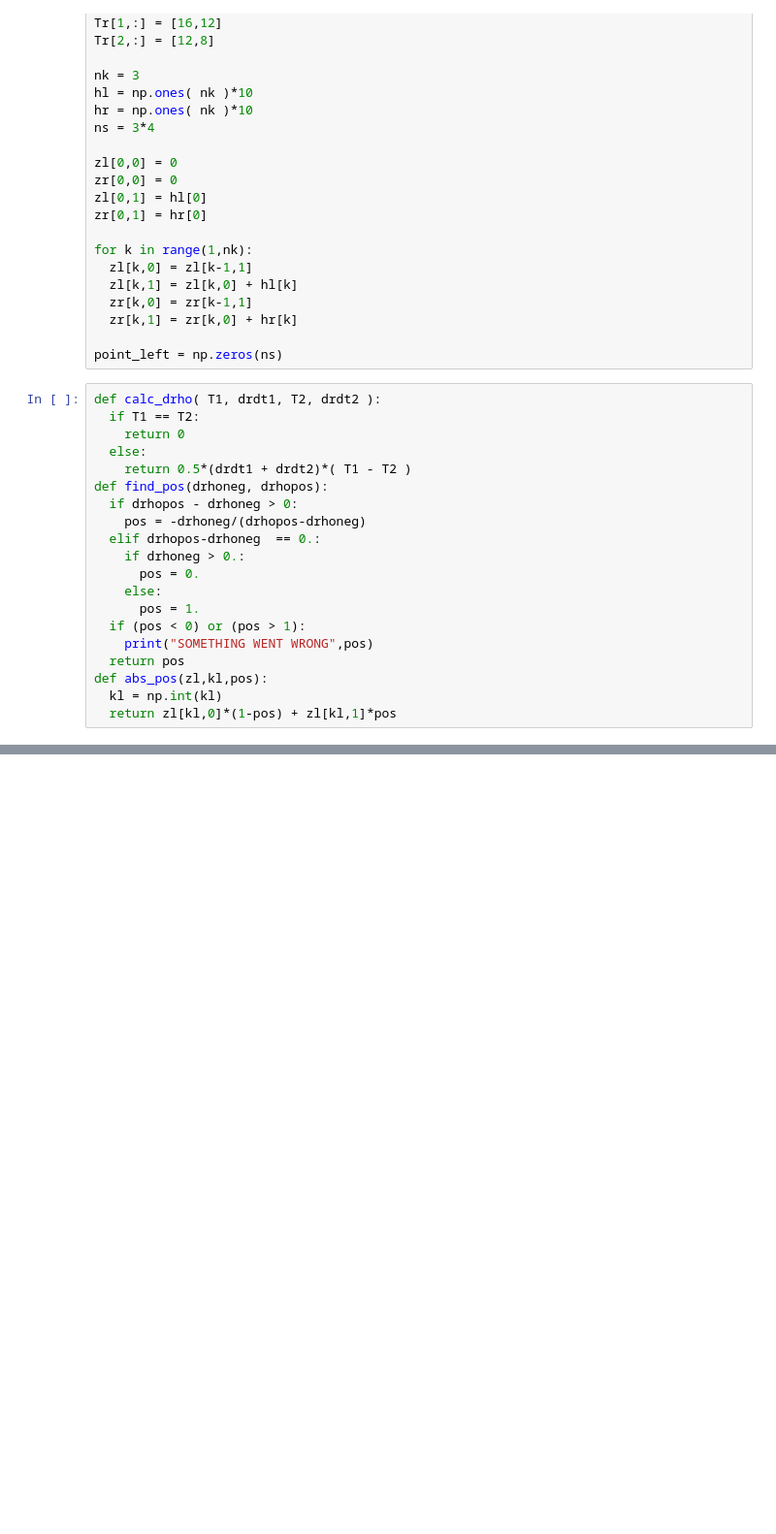
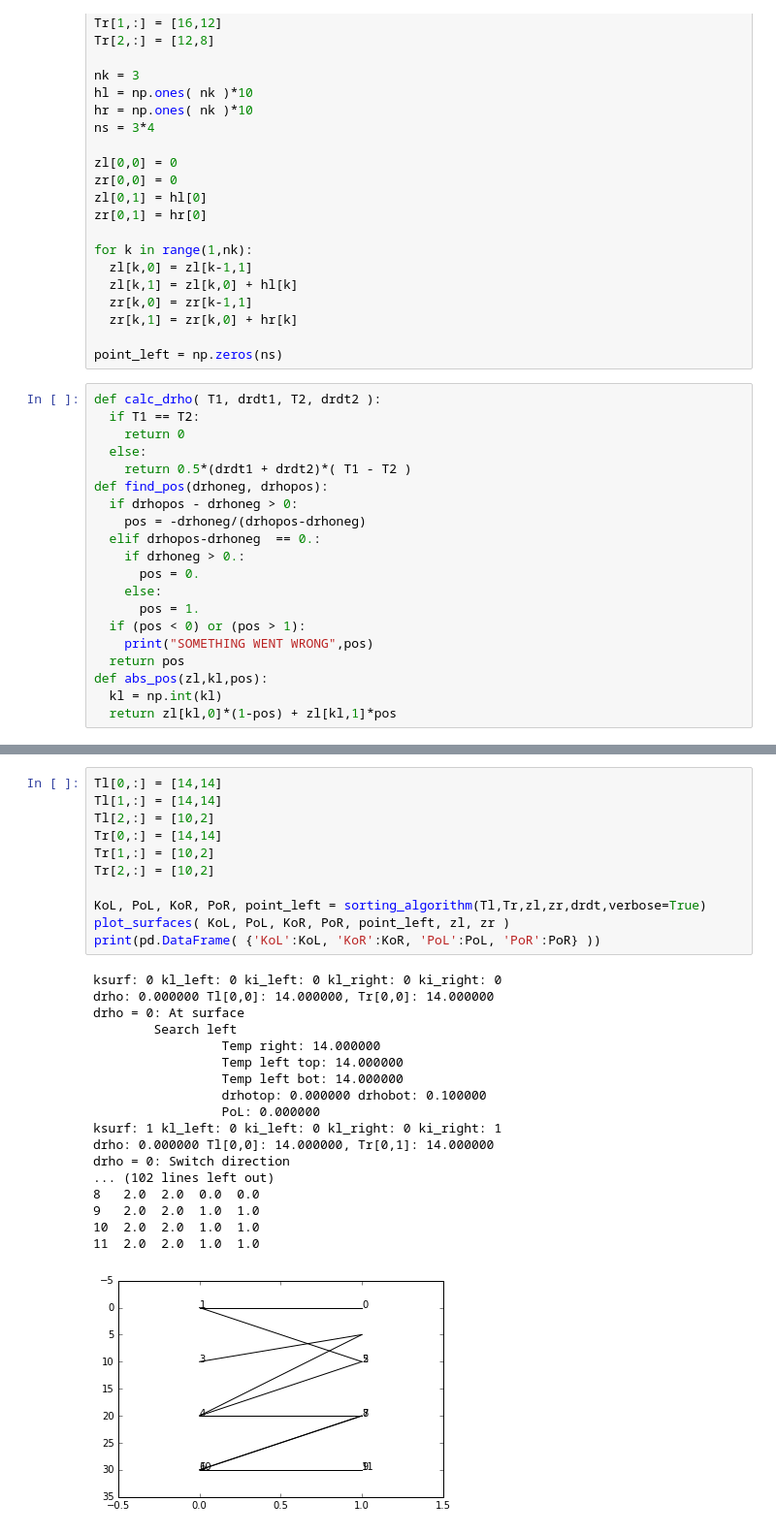
Before and after one commit to ashao/MOM6_cases, a Jupyter notebook: neutral_diffusion/demo/demonstrate_sorting.ipynb, the cells around one changed output, grey strips where cells are left out. Shown at 97% size. Saved outputs shown, nothing was run; the diff lists cells and outputs as text; blank space fills up the shorter version.

```diff
--- a/neutral_diffusion/demo/demonstrate_sorting.ipynb
+++ b/neutral_diffusion/demo/demonstrate_sorting.ipynb
@@ -229,0 +303,30 @@ print(output)
+# %%
+Tl[0,:] = [14,14]
+Tl[1,:] = [14,14]
+Tl[2,:] = [10,2]
+Tr[0,:] = [14,14]
+Tr[1,:] = [10,2]
+Tr[2,:] = [10,2]
+
+KoL, PoL, KoR, PoR, point_left = sorting_algorithm(Tl,Tr,zl,zr,drdt,verbose=True)
+plot_surfaces( KoL, PoL, KoR, PoR, point_left, zl, zr )
+print(pd.DataFrame( {'KoL':KoL, 'KoR':KoR, 'PoL':PoL, 'PoR':PoR} ))
+# %% [output]
+ksurf: 0 kl_left: 0 ki_left: 0 kl_right: 0 ki_right: 0
+drho: 0.000000 Tl[0,0]: 14.000000, Tr[0,0]: 14.000000
+drho = 0: At surface
+        Search left
+                 Temp right: 14.000000
+                 Temp left top: 14.000000
+                 Temp left bot: 14.000000
+                 drhotop: 0.000000 drhobot: 0.100000
+                 PoL: 0.000000
+ksurf: 1 kl_left: 0 ki_left: 0 kl_right: 0 ki_right: 1
+drho: 0.000000 Tl[0,0]: 14.000000, Tr[0,1]: 14.000000
+drho = 0: Switch direction
+... (102 lines left out)
+8   2.0  2.0  0.0  0.0
+9   2.0  2.0  1.0  1.0
+10  2.0  2.0  1.0  1.0
+11  2.0  2.0  1.0  1.0
+[figure, added]
```
Also changed, not shown: parts of 6 cells of this notebook.
